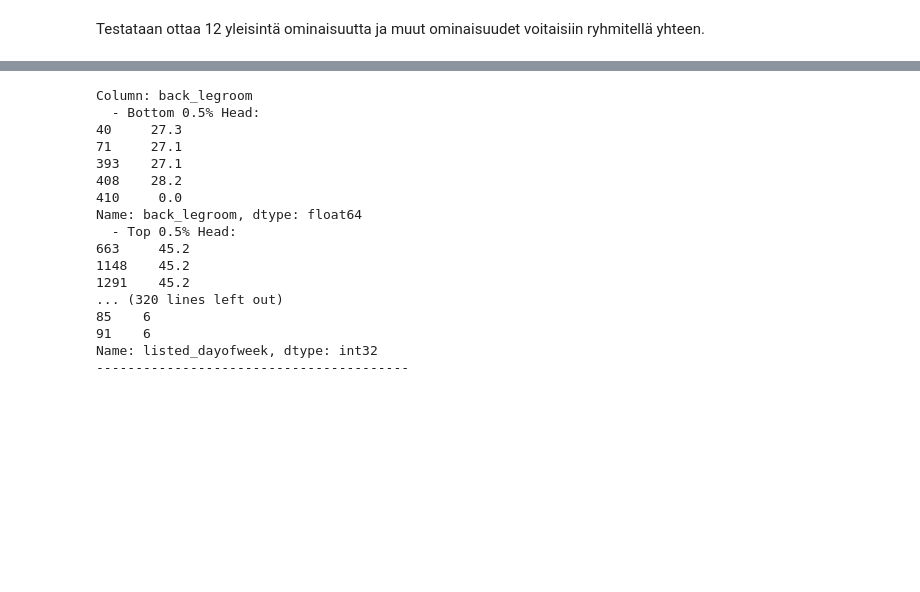
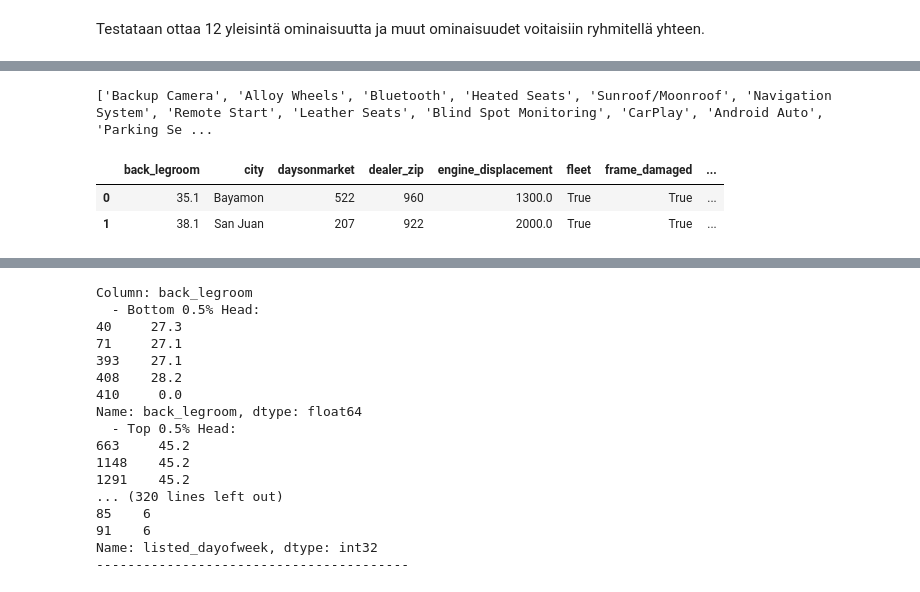
Before and after one commit to JermuSo/aida_project_group1, a Jupyter notebook: docs/Phase 3/phase_3_results.ipynb, the cells around one changed output, grey strips where cells are left out. Saved outputs shown, nothing was run; the diff lists cells and outputs as text; code cells hidden in the pictures; blank space fills up the shorter version.

Commit message:
Phase 3 jatkoa, major_options encoodaus

```diff
--- a/docs/Phase 3/phase_3_results.ipynb
+++ b/docs/Phase 3/phase_3_results.ipynb
@@ -793,12 +793,8 @@ print(f"Jos valitaan {optimal_features} kpl ominaisuuksia, se kattaisi 80 % data
 # %% [output]
 Jos valitaan 12 kpl ominaisuuksia, se kattaisi 80 % datasta.
 # %%
-major_options_counts = cleaned_df2['major_options'].str.strip("[]").str.replace("'", "").str.split(", ").explode().value_counts()
-
 print("Valitut ominaisuudet olisivat:\n")
 print(major_options_counts.head(12))
-
-print(cleaned_df2["major_options"].head())
 # %% [output]
 Valitut ominaisuudet olisivat:
 
@@ -832,0 +838,14 @@ Testataan ottaa 12 yleisintä ominaisuutta ja muut ominaisuudet voitaisiin ryhmi
+# %%
+top_12_options = major_options_counts.head(12).index
+
+def clean_major_options(options):
+
+    cleaned_options = [option for option in options if option in top_12_options]
+    if not cleaned_options:
+        cleaned_options = ["Other Option"]
+
+    return cleaned_options
+
+cleaned_df2["major_options"] = cleaned_df2["major_options"].apply(clean_major_options)
+
+print(cleaned_df2["major_options"].head(10))
@@ -833,3 +864,35 @@ Testataan ottaa 12 yleisintä ominaisuutta ja muut ominaisuudet voitaisiin ryhmi
+# %%
+top_12_options = [
+    'Backup Camera', 'Alloy Wheels', 'Bluetooth', 'Heated Seats', 'Sunroof/Moonroof',
+    'Navigation System', 'Remote Start', 'Leather Seats', 'Blind Spot Monitoring',
+    'CarPlay', 'Android Auto', 'Parking Sensors'
+]
+
+all_options = top_12_options + ['Other Option']
+
+print(all_options)
+# %% [output]
+['Backup Camera', 'Alloy Wheels', 'Bluetooth', 'Heated Seats', 'Sunroof/Moonroof', 'Navigation System', 'Remote Start', 'Leather Seats', 'Blind Spot Monitoring', 'CarPlay', 'Android Auto', 'Parking Se ...
+# %%
+# Funktio, joka luo binäärikolumnit
+def encode_options(options):
+    encoding = {option: 1 if option in options else 0 for option in all_options}
+    return encoding
+
+# Käytetään funktiota DataFrameen
+major_options_encoded = cleaned_df2['major_options'].apply(encode_options).apply(pd.Series)
+
+major_options_encoded.columns = ['major_options_' + col for col in major_options_encoded.columns]
+
+# Yhdistetään alkuperäisen DataFrame kanssa
+cleaned_df2 = pd.concat([cleaned_df2, major_options_encoded], axis=1)
+
+
+cleaned_df2.head(2)
+# %% [output]
+|  | back_legroom | city | daysonmarket | dealer_zip | engine_displacement | fleet | frame_damaged | ... |
+| 0 | 35.1 | Bayamon | 522 | 960 | 1300.0 | True | True | ... |
+| 1 | 38.1 | San Juan | 207 | 922 | 2000.0 | True | True | ... |
 # %%
 import matplotlib.pyplot as plt
 
```
Also changed, not shown: parts of 30 cells of this notebook.
